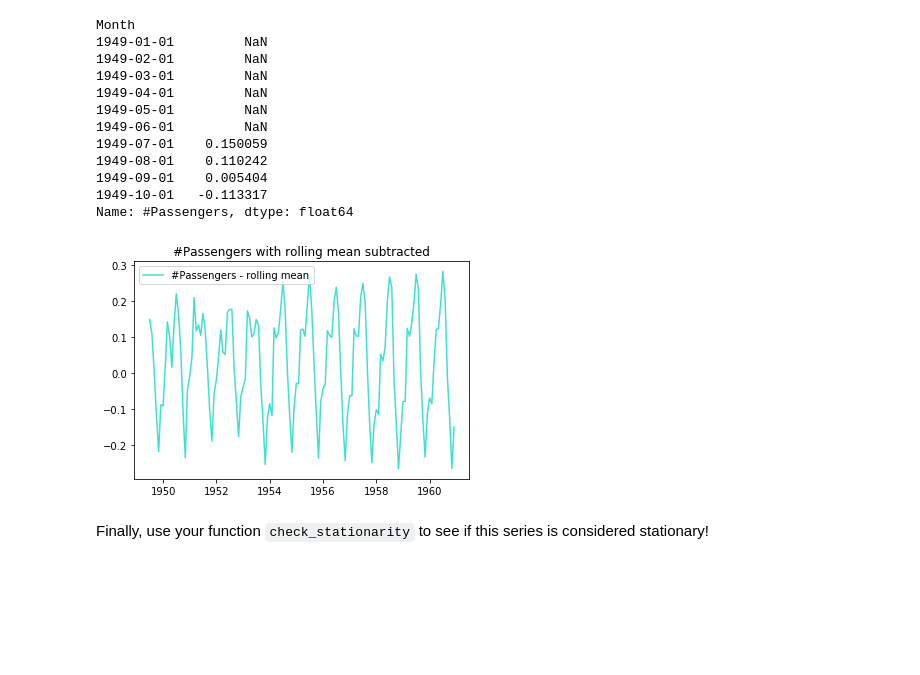
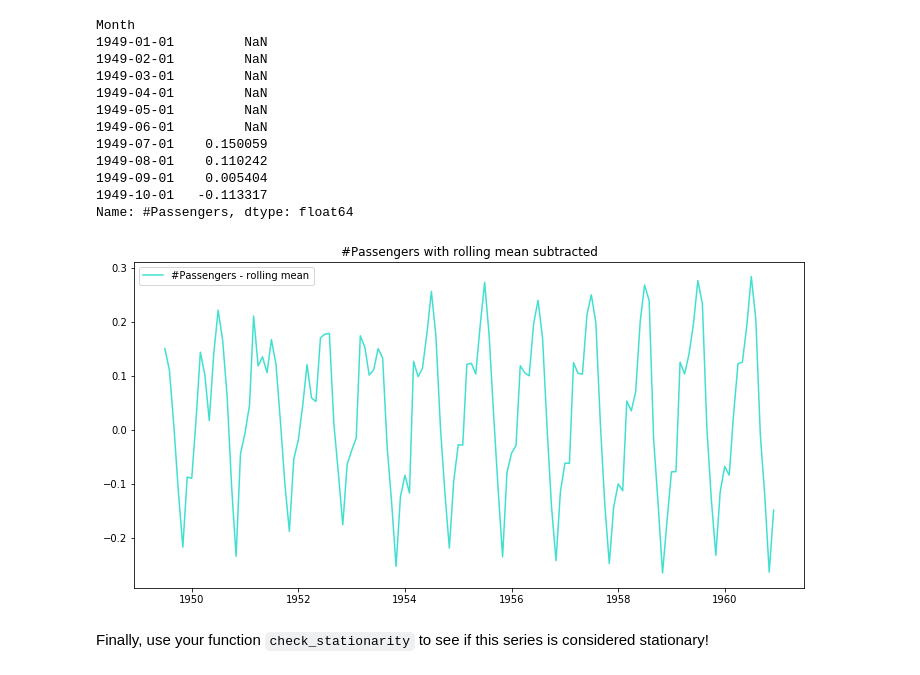
Before and after one commit to graceh3/dsc-3-25-08-removing-trends-lab-nyc-ds-career-012819, a Jupyter notebook: index.ipynb, the cells around one changed output. Saved outputs shown, nothing was run; the diff lists cells and outputs as text; code cells hidden in the pictures; blank space fills up the shorter version.

```diff
--- a/index.ipynb
+++ b/index.ipynb
@@ -111,12 +111,13 @@ Name: #Passengers, dtype: float64
 data_minus_rolmean.dropna(inplace=True)
 # %%
 # Plot the result
+plt.figure(figsize = (12,6))
 plt.plot(data_minus_rolmean, color = 'turquoise', label = '#Passengers - rolling mean')
 plt.legend(loc = 'best')
 plt.title('#Passengers with rolling mean subtracted')
 plt.show(block = False)
 # %% [output]
-[figure, old version]
+[figure, new version]
 # %% [markdown]
 Finally, use your function `check_stationarity` to see if this series is considered stationary!
 # %%
```
